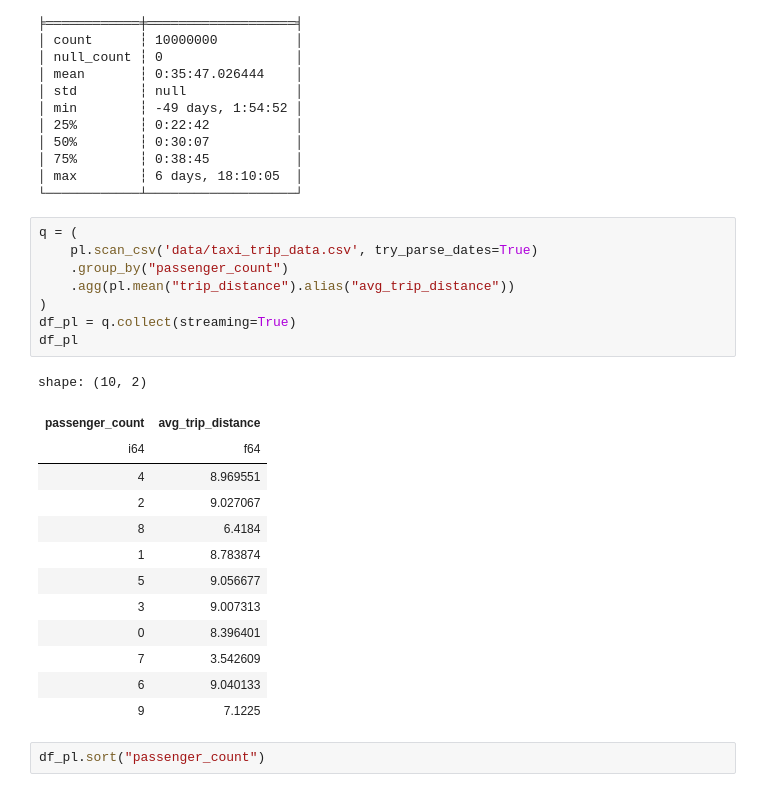
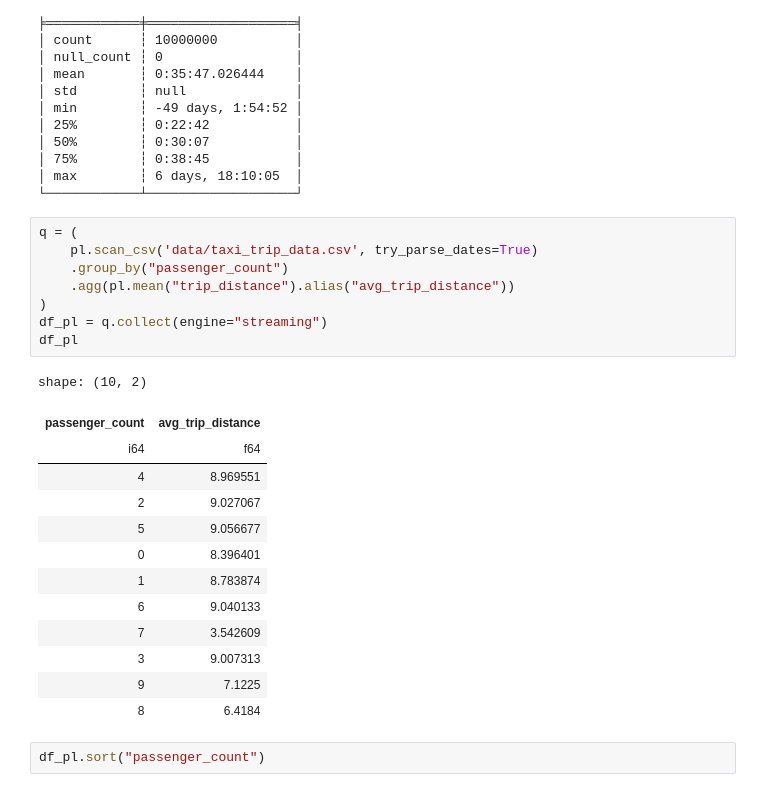
Before and after one commit to chowcheepeng/5m-data-2.8-out-of-core-computation, a Jupyter notebook: out_of_core.ipynb, the cells around one changed output. Saved outputs shown, nothing was run; the diff lists cells and outputs as text.

```diff
--- a/out_of_core.ipynb
+++ b/out_of_core.ipynb
@@ -487,25 +635,25 @@ shape: (9, 2)
 # %%
 q = (
     pl.scan_csv('data/taxi_trip_data.csv', try_parse_dates=True)
     .group_by("passenger_count")
     .agg(pl.mean("trip_distance").alias("avg_trip_distance"))
 )
-df_pl = q.collect(streaming=True)
+df_pl = q.collect(engine="streaming")
 df_pl
 # %% [output]
 shape: (10, 2)
 | passenger_count | avg_trip_distance |
 | i64 | f64 |
 | 4 | 8.969551 |
 | 2 | 9.027067 |
+| 5 | 9.056677 |
+| 0 | 8.396401 |
+| 1 | 8.783874 |
+| 6 | 9.040133 |
+| 7 | 3.542609 |
+| 3 | 9.007313 |
+| 9 | 7.1225 |
 | 8 | 6.4184 |
-| 1 | 8.783874 |
-| 5 | 9.056677 |
-| 3 | 9.007313 |
-| 0 | 8.396401 |
-| 7 | 3.542609 |
-| 6 | 9.040133 |
-| 9 | 7.1225 |
 # %%
 df_pl.sort("passenger_count")
 # %% [output]
```
Also changed, not shown: parts of 24 cells of this notebook.
